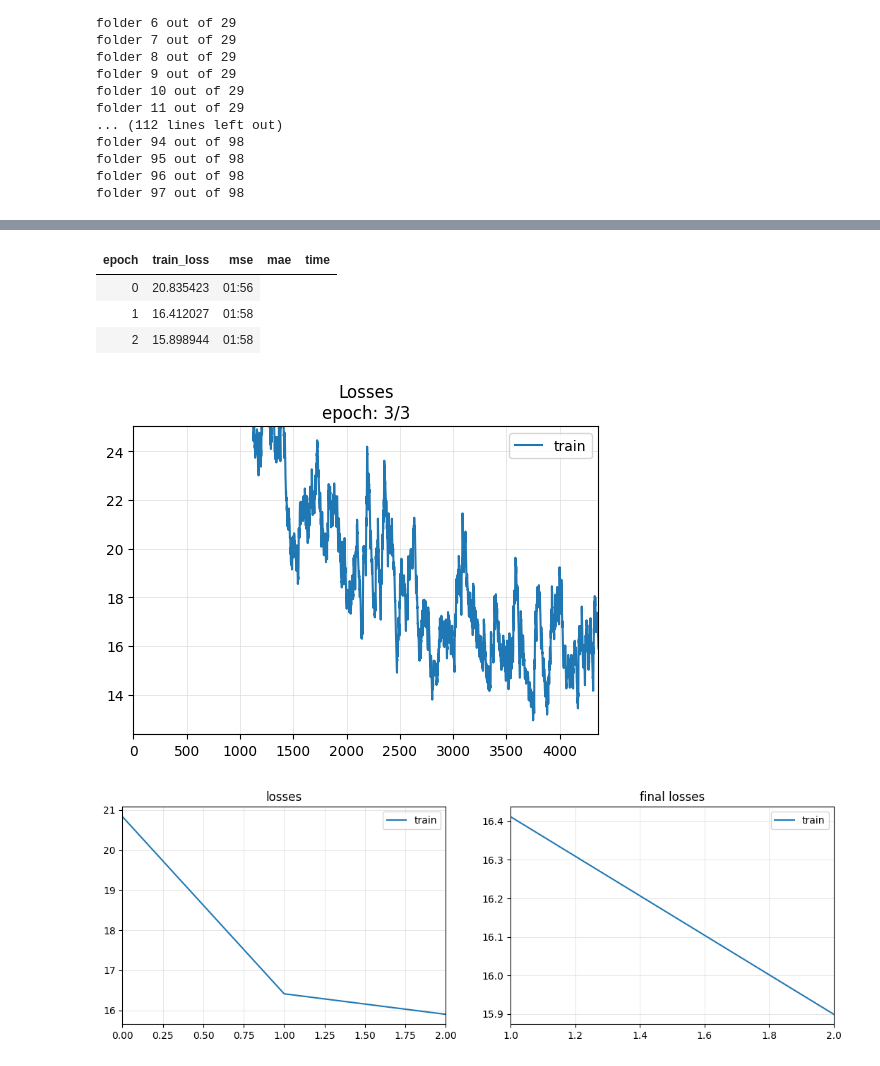
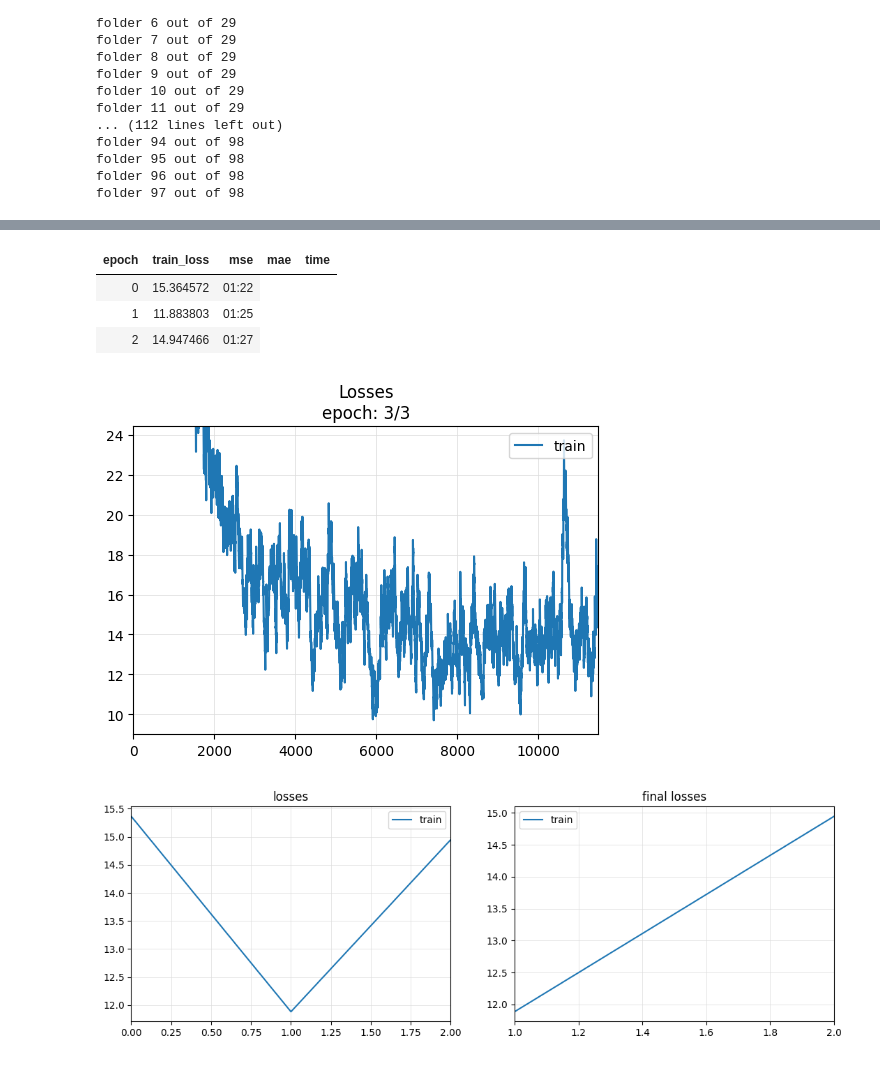
Before and after one commit to firefiruses/Itelma-ts, a Jupyter notebook: ML/tsai_train.ipynb, the cells around one changed output, grey strips where cells are left out. Saved outputs shown, nothing was run; the diff lists cells and outputs as text; code cells hidden in the pictures.

```diff
--- a/ML/tsai_train.ipynb
+++ b/ML/tsai_train.ipynb
@@ -7,8 +7,8 @@ import numpy as np
 # %%
 X = []
 y = []
-look_back = 500
-max_sample = 200
+look_back = 50
+max_sample = 500
 dataset_folder = "./itelma_dataset"
 for diagnosis in ["hypoxia", "regular"]:
     for fc, folder in enumerate(sorted(os.listdir(os.path.join(dataset_folder, diagnosis)))):
@@ -103,18 +103,18 @@ X_train, X_test, y_train, y_test = sklearn.model_selection.train_test_split(X, y
 # %%
 learn = TSForecaster(X_train, y_train, batch_size=128, path="models", pipelines=[preproc_pipe, exp_pipe],
                      arch="PatchTST", arch_config=arch_config, metrics=[mse, mae], cbs=[ShowGraph()])
 
 n_epochs = 3
 lr_max = 3e-4
 learn.fit_one_cycle(n_epochs, lr_max=lr_max)
-learn.export('patchTST.pt')
+learn.export('patchTST_50.pt')
 # %% [output]
 | epoch | train_loss | mse | mae | time |
-| 0 | 20.835423 | 01:56 |
-| 1 | 16.412027 | 01:58 |
-| 2 | 15.898944 | 01:58 |
+| 0 | 15.364572 | 01:22 |
+| 1 | 11.883803 | 01:25 |
+| 2 | 14.947466 | 01:27 |
-[figure, old version]
+[figure, new version]
-[figure, old version]
+[figure, new version]
 # %%
 pred = learn.get_X_preds(X_test)
 pred[0]
```
Also changed, not shown: parts of 10 cells of this notebook, 1 other file.
